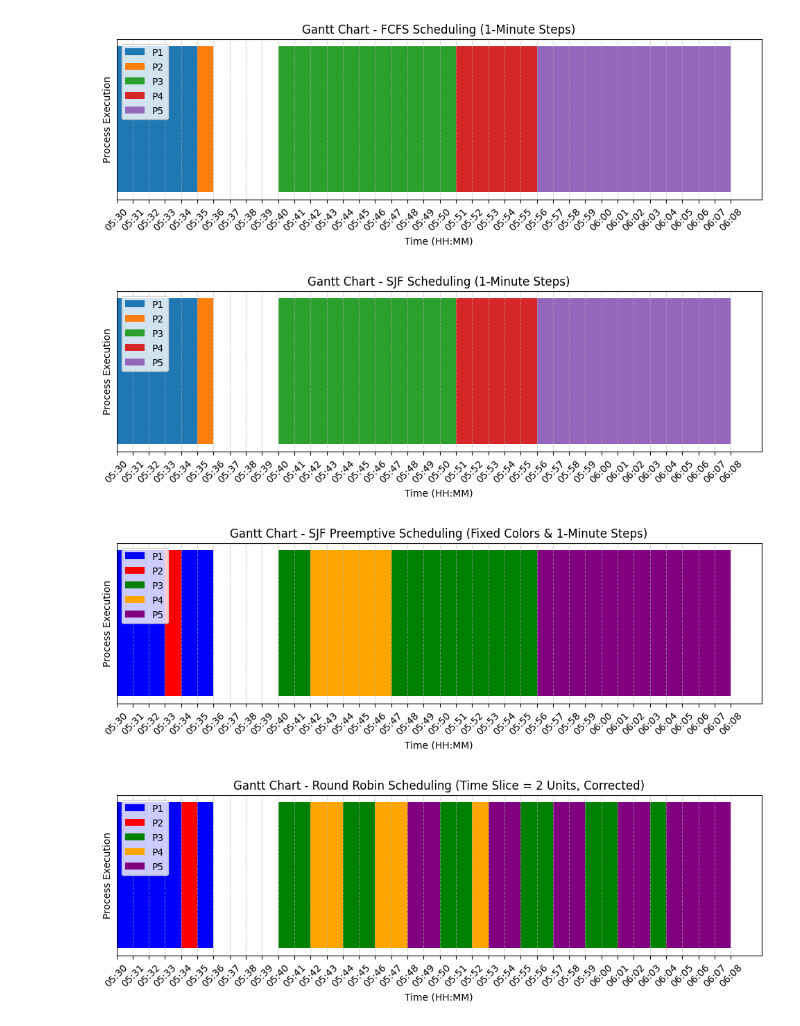
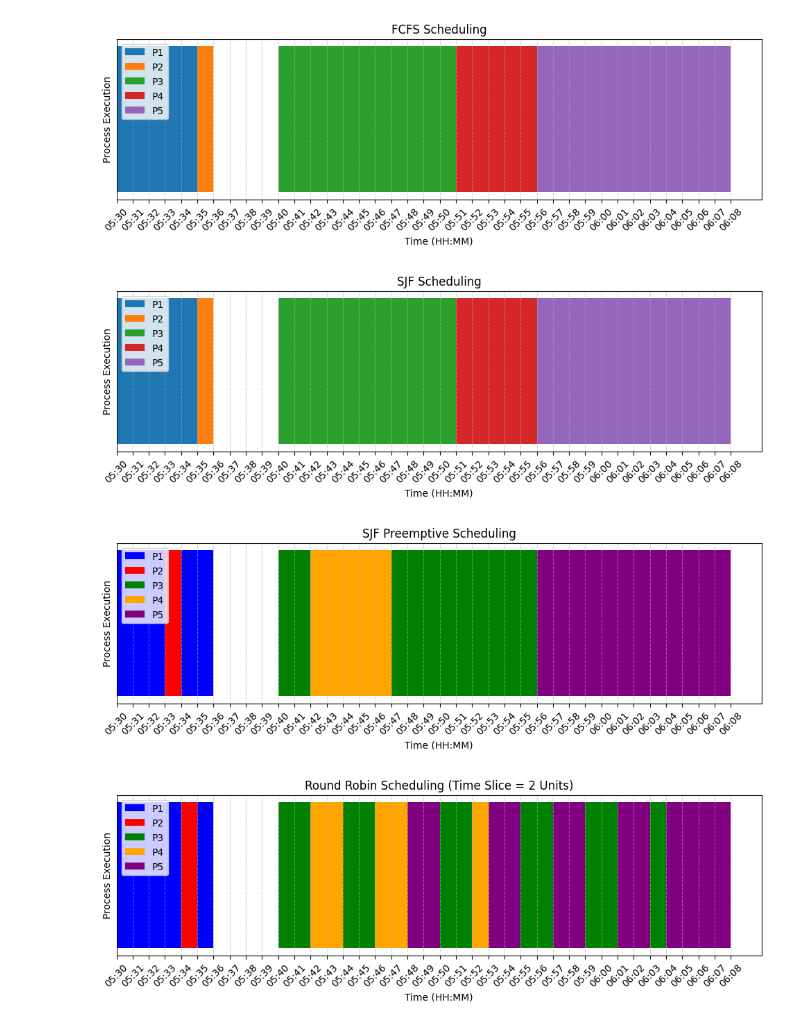
Before and after one commit to JatinSinghBisht01/OperatingSystem, a Jupyter notebook: Assg4.ipynb, the cells around one changed output. Cells and saved outputs as stored; diff of their text form; code cells hidden in the pictures.

```diff
--- a/Assg4.ipynb
+++ b/Assg4.ipynb
@@ -46,7 +46,7 @@ for i, (process_id, start, end) in enumerate(gantt_fcfs):
 plt.xticks(time_range, time_labels, rotation=45)
 plt.xlabel("Time (HH:MM)")
 plt.ylabel("Process Execution")
-plt.title("Gantt Chart - FCFS Scheduling (1-Minute Steps)")
+plt.title("FCFS Scheduling")
 plt.yticks([])  # Hide Y-axis labels
 plt.legend(loc="upper left")
 plt.grid(axis='x', linestyle="--", alpha=0.6)
@@ -54,7 +54,7 @@ plt.grid(axis='x', linestyle="--", alpha=0.6)
 # Show plot
 plt.show()
 # %% [output]
-[figure, old version]
+[figure, new version]
 # %%
 # shortest job first (non-preemptive) scheduling approach
 
@@ -98,7 +98,7 @@ for i, (process_id, start, end) in enumerate(gantt_sjf):
 plt.xticks(range(gantt_sjf[0][1], gantt_sjf[-1][2] + 1, 1), time_labels, rotation=45)  # 1-unit step
 plt.xlabel("Time (HH:MM)")
 plt.ylabel("Process Execution")
-plt.title("Gantt Chart - SJF Scheduling (1-Minute Steps)")
+plt.title("SJF Scheduling")
 plt.yticks([])  # Hide Y-axis labels
 plt.legend(loc="upper left")
 plt.grid(axis='x', linestyle="--", alpha=0.6)
@@ -106,7 +106,7 @@ plt.grid(axis='x', linestyle="--", alpha=0.6)
 # Show plot
 plt.show()
 # %% [output]
-[figure, old version]
+[figure, new version]
 # %%
 # shortest job first (pre-emptive)
 
@@ -140,35 +140,35 @@ while len(completed_processes) < len(processes):
         remaining_time[process_id] -= 1  # Reduce remaining time
         current_time += 1
 
         # If the process finishes execution, mark it as completed
         if remaining_time[process_id] == 0:
             completed_processes.append(process_id)
     else:
         # If no process is ready, increment time
         current_time += 1
 
 # Generate time labels
 time_labels = [minutes_to_time(t) for t in range(gantt_sjf_preemptive[0][1], gantt_sjf_preemptive[-1][2] + 1, 1)]
 
 # Plot Gantt Chart for SJF Preemptive
 plt.figure(figsize=(12, 3))
 for i, (process_id, start, end) in enumerate(gantt_sjf_preemptive):
     plt.barh(y=0, width=end-start, left=start, height=0.4,
              color=colors[process_id], label=process_id if process_id not in [p[0] for p in gantt_sjf_preemptive[:i]] else "", align='center')
 
 # Formatting the plot with 1-minute steps
 plt.xticks(range(gantt_sjf_preemptive[0][1], gantt_sjf_preemptive[-1][2] + 1, 1), time_labels, rotation=45)  # 1-unit step
 plt.xlabel("Time (HH:MM)")
 plt.ylabel("Process Execution")
-plt.title("Gantt Chart - SJF Preemptive Scheduling (Fixed Colors & 1-Minute Steps)")
+plt.title("SJF Preemptive Scheduling")
 plt.yticks([])  # Hide Y-axis labels
 plt.legend(loc="upper left")
 plt.grid(axis='x', linestyle="--", alpha=0.6)
 
 # Show plot
 plt.show()
 # %% [output]
-[figure, old version]
+[figure, new version]
 # %%
 # Round Robin with time-slice = 2 units
 
@@ -232,7 +232,7 @@ for i, (process_id, start, end) in enumerate(gantt_rr):
 plt.xticks(range(gantt_rr[0][1], gantt_rr[-1][2] + 1, 1), time_labels, rotation=45)  # 1-unit step
 plt.xlabel("Time (HH:MM)")
 plt.ylabel("Process Execution")
-plt.title("Gantt Chart - Round Robin Scheduling (Time Slice = 2 Units, Corrected)")
+plt.title("Round Robin Scheduling (Time Slice = 2 Units)")
 plt.yticks([])  # Hide Y-axis labels
 plt.legend(loc="upper left")
 plt.grid(axis='x', linestyle="--", alpha=0.6)
@@ -240,7 +240,7 @@ plt.grid(axis='x', linestyle="--", alpha=0.6)
 # Show plot
 plt.show()
 # %% [output]
-[figure, old version]
+[figure, new version]
 # %%
 # FCFS with 3 processors
 
```
Also changed, not shown: parts of 2 cells of this notebook.
